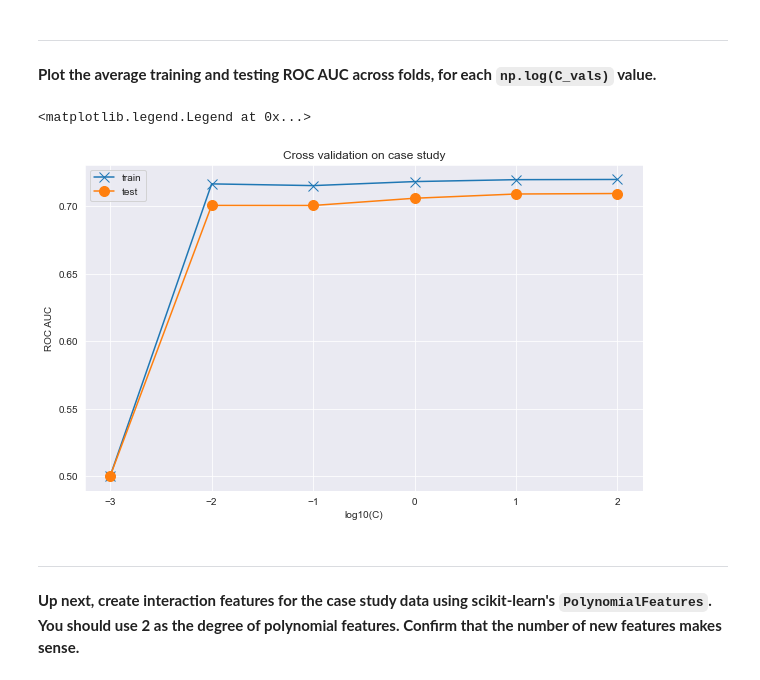
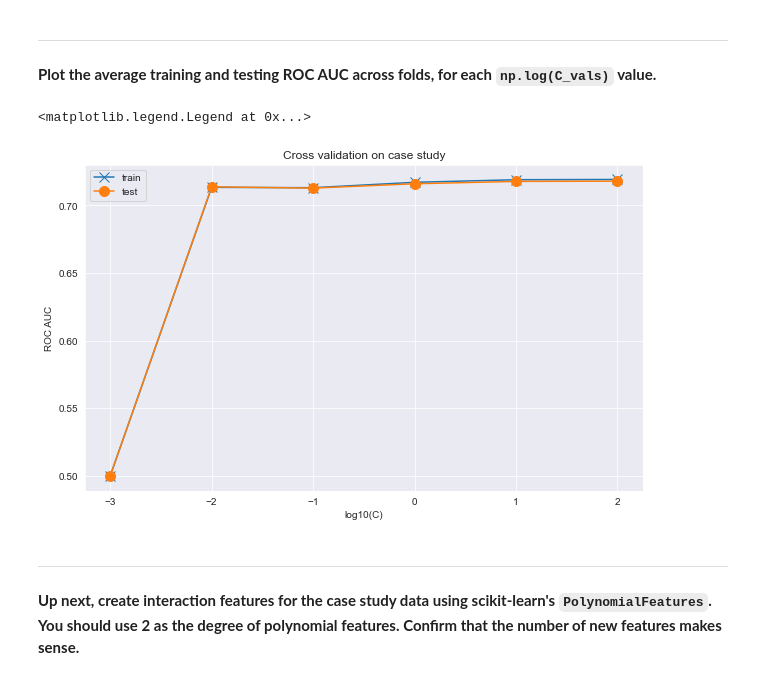
Before and after one commit to sahil199926/Technocolabs, a Jupyter notebook: Mini project/Cross-Validation_and_Feature_Engineering.ipynb, the cells around one changed output. Cells and saved outputs as stored; diff of their text form; code cells hidden in the pictures.

```diff
--- a/Mini project/Cross-Validation_and_Feature_Engineering.ipynb
+++ b/Mini project/Cross-Validation_and_Feature_Engineering.ipynb
@@ -38,8 +38,8 @@ df.head(1)
 _____________________________________________________
 **Next, make a 80:20 train/test split using a random seed of 24.**
 # %%
-X=df[feat]
-y=df['default payment next month']
+X=df[feat].values
+y=df['default payment next month'].values
 X_train, X_test, y_train, y_test = train_test_split( X, y, test_size=0.20, random_state=24)
 # %% [markdown]
 _____________________________________________________
@@ -130,0 +121,4 @@ def cross_val_C_search_pip(pipe,c,X_tra,y_tra,X_tes,y_tes):
+# %%
+a=np.empty((5,3))
+# %%
+a[0,0]=3466
@@ -130,0 +174,2 @@ def cross_val_C_search_pip(pipe,c,X_tra,y_tra,X_tes,y_tes):
+# %%
+tra,tes=cross_val_C_search_pipe(k_folds,C_vals,pip,X,y)
@@ -141,16 +190,16 @@ _____________________________________________________
 **Plot the average training and testing ROC AUC across folds, for each `np.log(C_vals)` value.**
 # %%
 plt.figure(figsize=(10,6))
-plt.plot(np.log10(list(a_train.keys())),list(a_train.values()), marker='x', markersize=10,label='train')
-plt.plot(np.log10(list(a_test.keys())),list(a_test.values()), marker='o', markersize=10,label='test')
+plt.plot(np.log10(C_vals),tra, marker='x', markersize=10,label='train')
+plt.plot(np.log10(C_vals),tes, marker='o', markersize=10,label='test')
 
 plt.title('Cross validation on case study')
 plt.xlabel('log10(C)')
 plt.ylabel('ROC AUC')
 plt.legend()
 # %% [output]
 <matplotlib.legend.Legend at 0x...>
-[figure, old version]
+[figure, new version]
 # %% [markdown]
 _____________________________________________________
 **Up next, create interaction features for the case study data using scikit-learn's `PolynomialFeatures`. You should use 2 as the degree of polynomial features. Confirm that the number of new features makes sense.**
```
Also changed, not shown: parts of 9 cells of this notebook, 2 other files.
